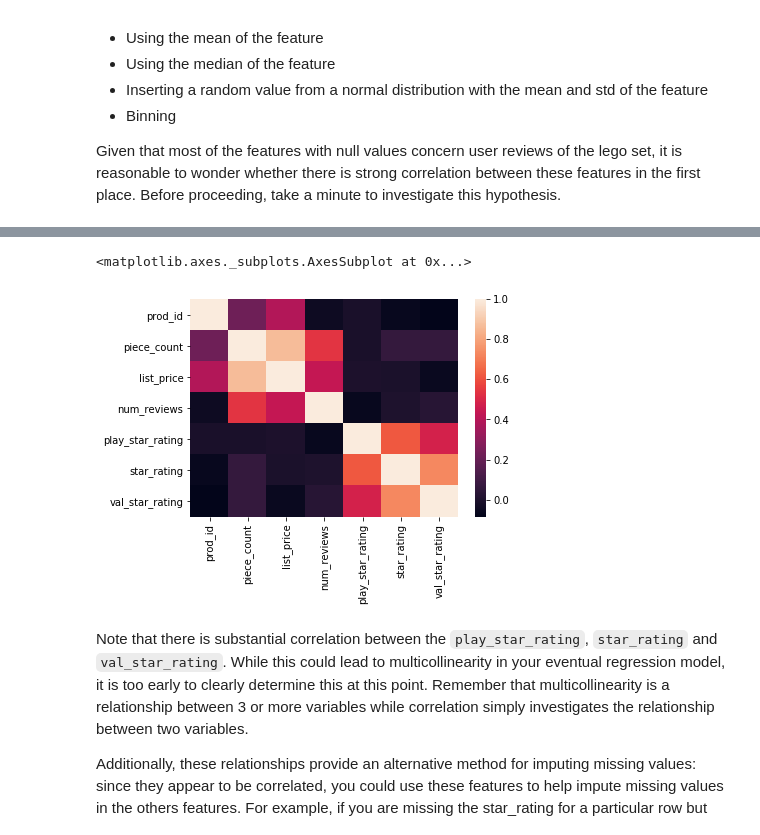
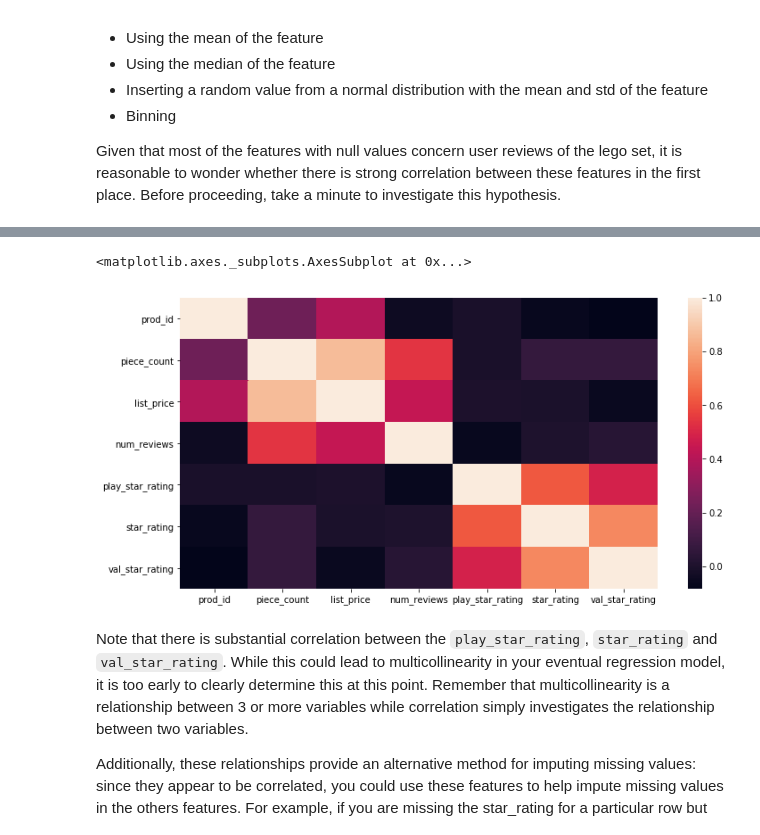
Before and after one commit to fleralle/dsc-scrubbing-and-cleaning-data-lab-houston-ds-042219, a Jupyter notebook: index.ipynb, the cells around one changed output, grey strips where cells are left out. Cells and saved outputs as stored; diff of their text form; code cells hidden in the pictures.

```diff
--- a/index.ipynb
+++ b/index.ipynb
@@ -216,11 +216,11 @@ df.corr()
 | star_rating | -0.062264 | 0.067610 | -0.006497 | 0.004541 | 0.619246 | 1.000000 | 0.731538 |
 | val_star_rating | -0.083703 | 0.067296 | -0.055899 | 0.026664 | 0.484341 | 0.731538 | 1.000000 |
 # %%
-plt.figure(figss)
+plt.figure(figsize=(12,6))
 sns.heatmap(df.corr())
 # %% [output]
 <matplotlib.axes._subplots.AxesSubplot at 0x...>
-[figure, old version]
+[figure, new version]
 # %% [markdown]
 Note that there is substantial correlation between the `play_star_rating`, `star_rating` and `val_star_rating`. While this could lead to multicollinearity in your eventual regression model, it is too early to clearly determine this at this point. Remember that multicollinearity is a relationship between 3 or more variables while correlation simply investigates the relationship between two variables.
 
```
